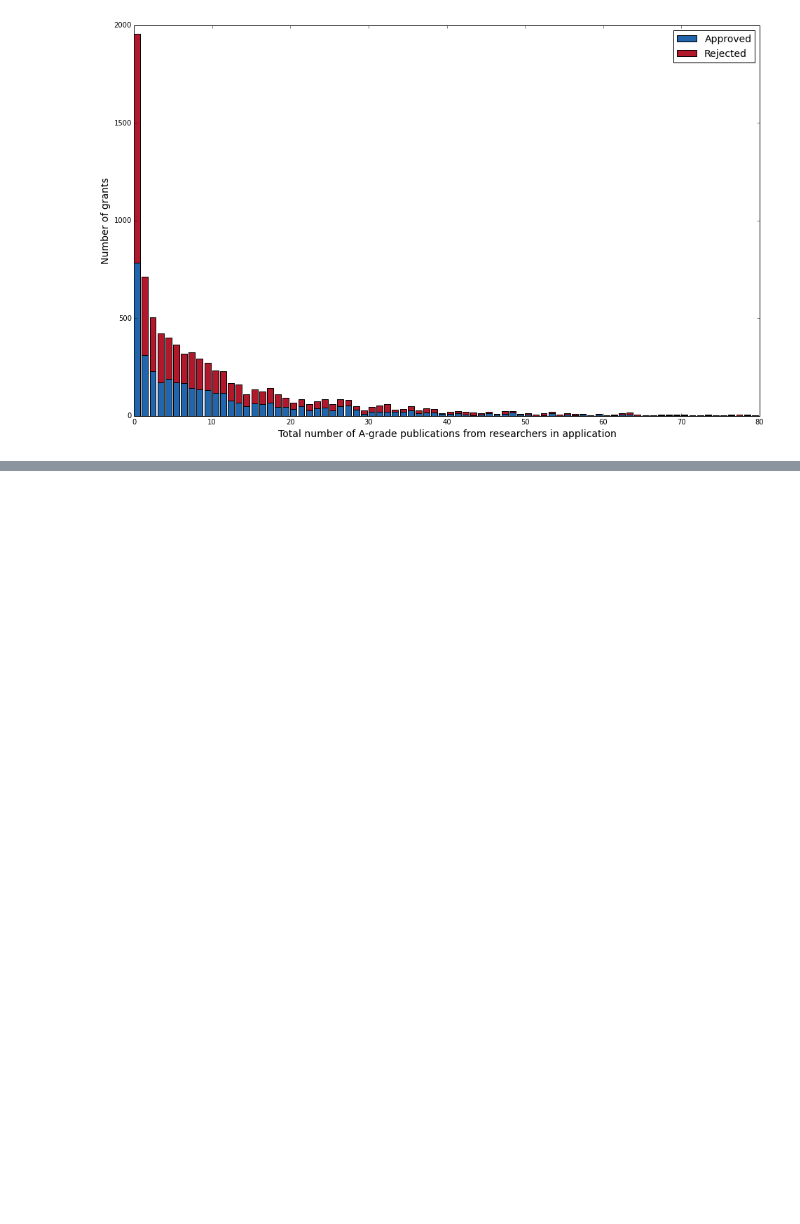
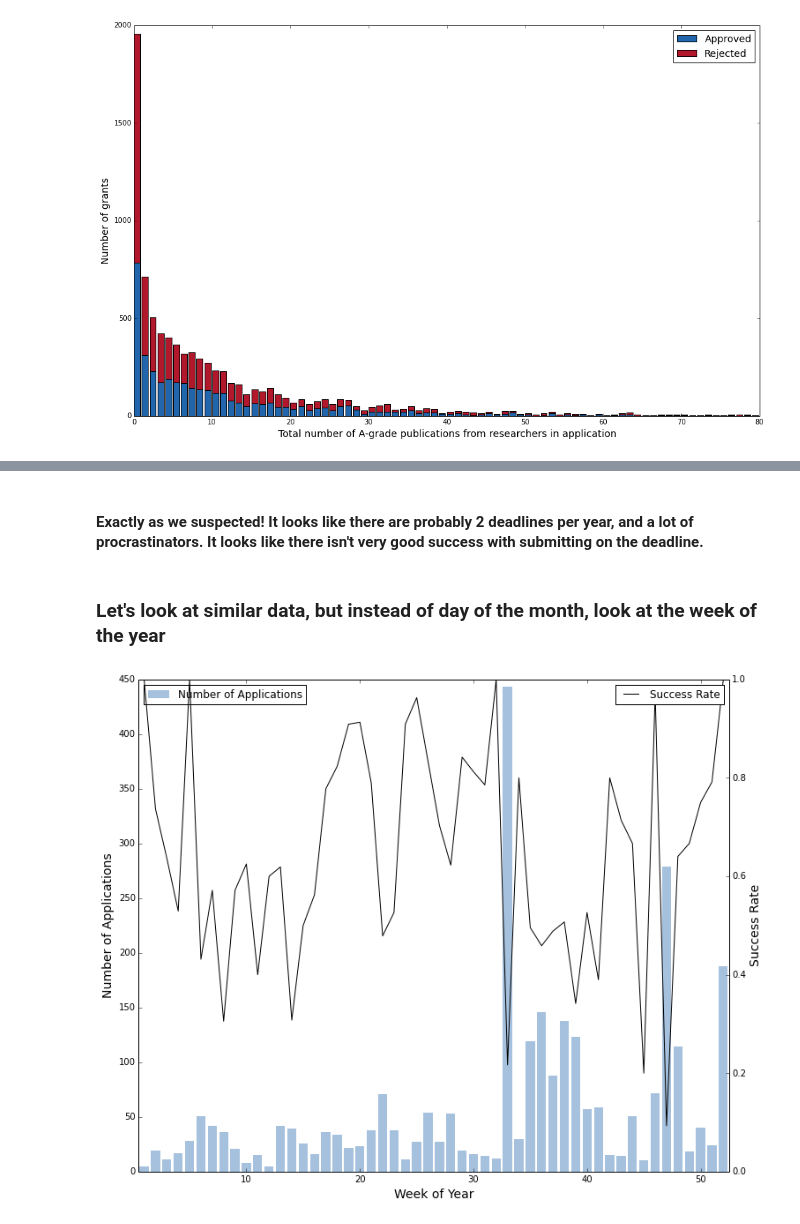
Before and after one commit to realmichaelzyy/cs249project, a Jupyter notebook: kaggle/workspace/classifier/KaggleExploration.ipynb, the cells around one changed output, grey strips where cells are left out. Drawn from its saved outputs; the diff is of its cells as text; code cells hidden in the pictures; blank space fills up the shorter version.

```diff
--- a/kaggle/workspace/classifier/KaggleExploration.ipynb
+++ b/kaggle/workspace/classifier/KaggleExploration.ipynb
@@ -257,0 +317,24 @@ plt.show()
+# %% [markdown]
+#### Exactly as we suspected! It looks like there are probably 2 deadlines per year, and a lot of procrastinators. It looks like there isn't very good success with submitting on the deadline.
+# %% [markdown]
+### Let's look at similar data, but instead of day of the month, look at the week of the year
+# %%
+fig = plt.figure(1, figsize=(12, 10))
+ax1 = fig.add_subplot(111)
+
+lineData = plotData[plotData.apply(lambda x: x.GrantYear == 2006, axis=1)].groupby('GrantWeek').apply(lambda x: pandas.Series({'rate':sum(x.GrantStatus)/float(len(x)),'total':len(x)}))
+ax1.bar(list(lineData.index.values),list(lineData.total.values),
+        linewidth=0.0,color=blue, alpha=0.4, align='center',label='Number of Applications')
+#ax1.set_ylim([0,1500])
+ax1.set_ylabel('Number of Applications',fontsize=14)
+ax2 = ax1.twinx()
+ax2.plot(list(lineData.index.values), list(lineData.rate.values),color='k', label='Success Rate')
+ax2.set_ylim([0,1])
+ax2.set_ylabel('Success Rate',fontsize=14)
+ax1.set_xlabel('Week of Year',fontsize=14)
+ax1.set_xlim([0.5,52.5])
+ax1.legend(loc='upper left')
+ax2.legend(loc='upper right')
+plt.show()
+# %% [output]
+[figure, added]
```
Also changed, not shown: parts of 37 cells of this notebook.
